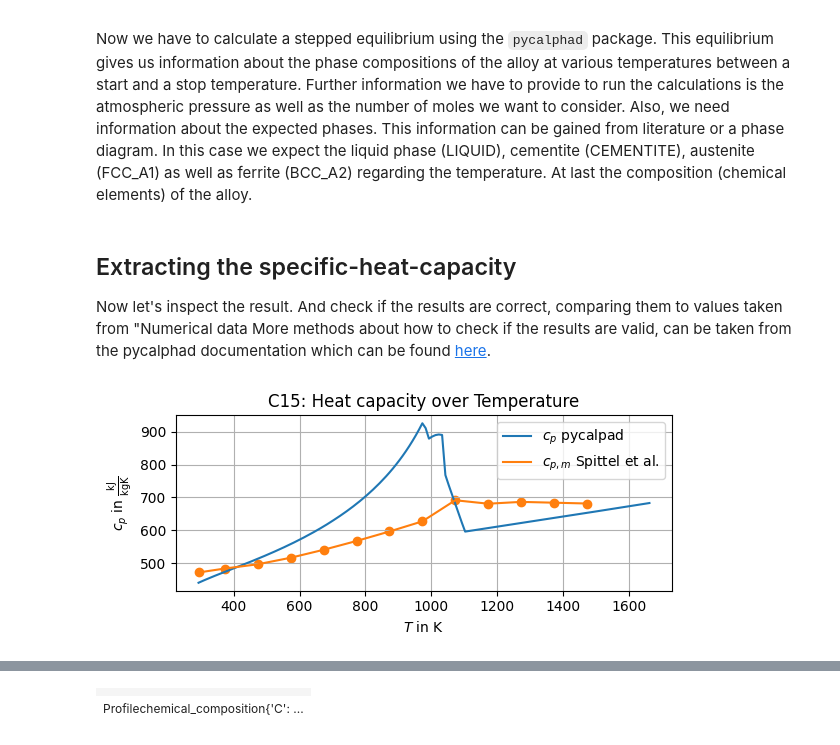
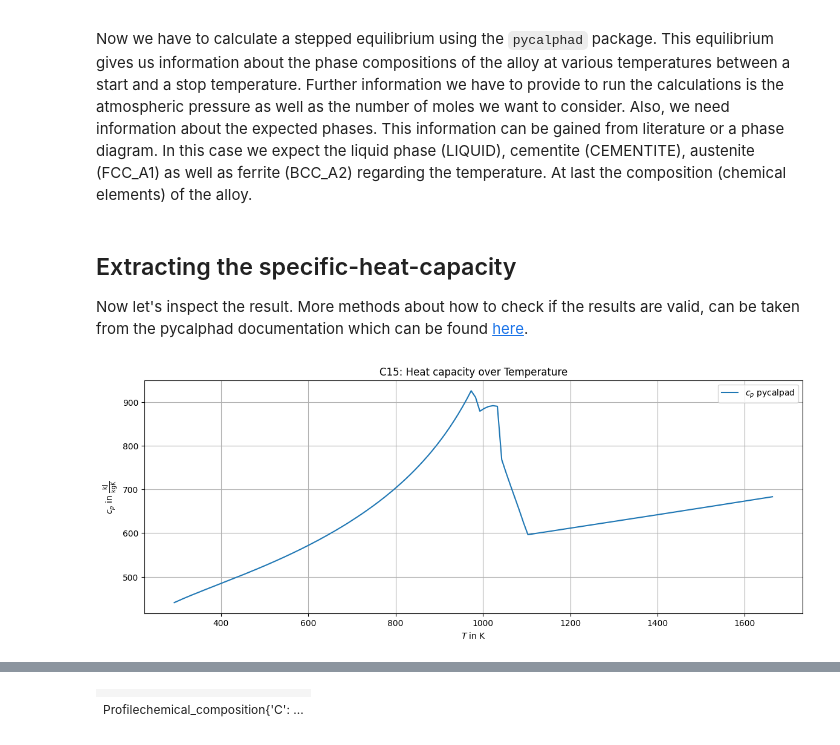
Before and after one commit to pyroll-project/pyroll-examples, a Jupyter notebook: Heat_Capacity_from_pycalphad.ipynb, the cells around one changed output, grey strips where cells are left out. Drawn from its saved outputs; the diff is of its cells as text; code cells hidden in the pictures.

```diff
--- a/Heat_Capacity_from_pycalphad.ipynb
+++ b/Heat_Capacity_from_pycalphad.ipynb
@@ -126,25 +128,19 @@ specific_heat_capacity = (np.squeeze(eq['heat_capacity'].values) / mole_mass) *
 temperature = eq['T'].values
 # %% [markdown]
 ## Extracting the specific-heat-capacity
-Now let's inspect the result. And check if the results are correct, comparing them to values taken from "Numerical data
+Now let's inspect the result.
 More methods about how to check if the results are valid, can be taken from the pycalphad documentation which can be found [here](https://pycalphad.org/docs/latest/examples/EquilibriumWithOrdering.html).
 # %%
-fig: plt.Figure = plt.figure()
+fig: plt.Figure = plt.figure(figsize=(15,5))
 ax: plt.Axes = fig.add_subplot()
-
-mean_specific_heat_capacity_spittel = np.array(
-    [472.11, 484.14, 497.07, 516.92, 541.07, 567.8, 596.65, 627.42, 691.57, 681.08, 686.60, 684.14, 681.68])
-temperatures_spittel = np.array([20, 100, 200, 300, 400, 500, 600, 700, 800, 900, 1000, 1100, 1200]) + 273.15
 
 ax.set_title('C15: Heat capacity over Temperature')
 ax.set_xlabel(r"$T$ in $\mathrm{K}$")
 ax.set_ylabel(r"$c_{p}$ in $\mathrm{\frac{kJ}{kg K}}$")
 ax.grid(True)
 ax.set_aspect("equal")
 ax.plot(temperature, specific_heat_capacity, label=r'$c_{p}$ pycalpad')
-ax.plot(temperatures_spittel, mean_specific_heat_capacity_spittel, label=r'$c_{p,m}$ Spittel et al.')
-ax.scatter(temperatures_spittel, mean_specific_heat_capacity_spittel, c='C1')
 ax.legend()
 plt.show()
 # %% [output]
-[figure, old version]
+[figure, new version]
```
Also changed, not shown: parts of 4 cells of this notebook.
